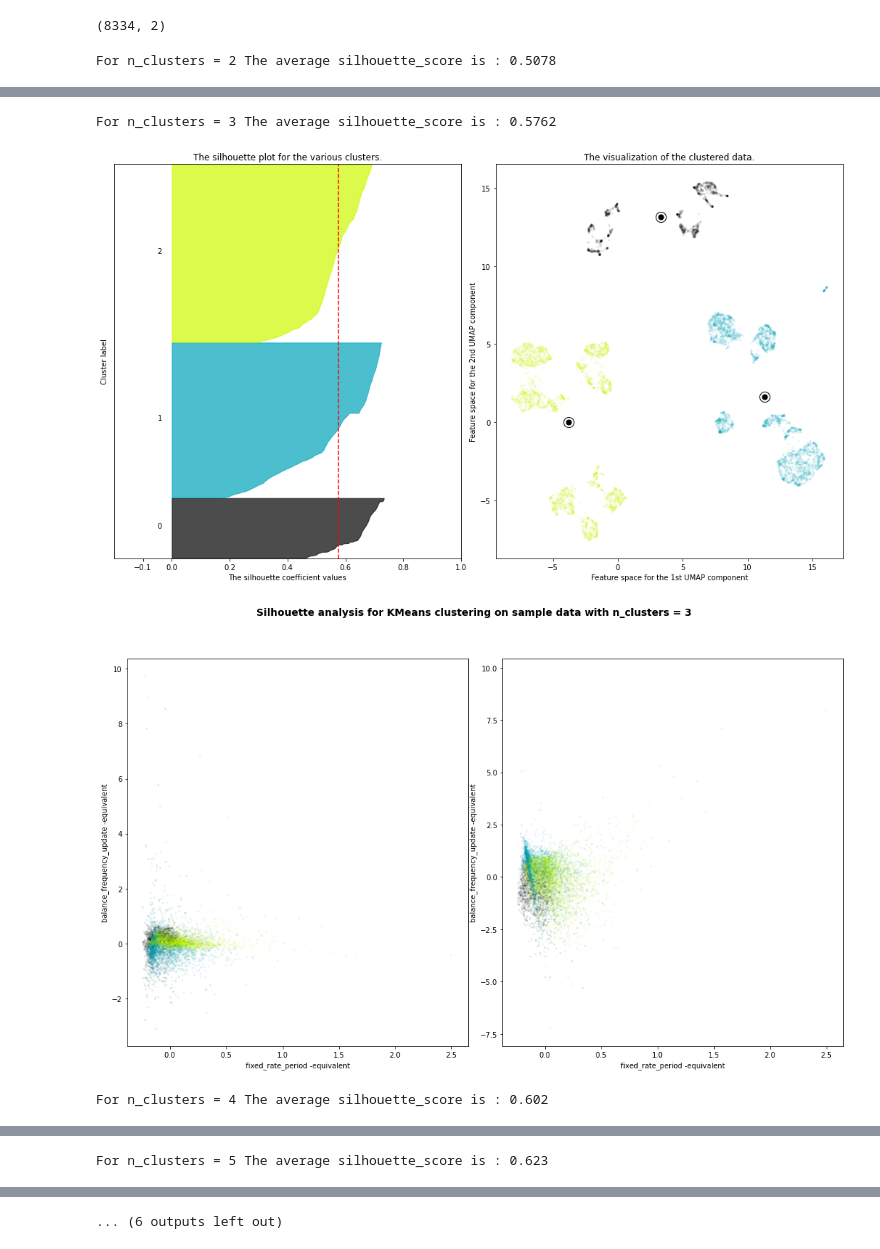
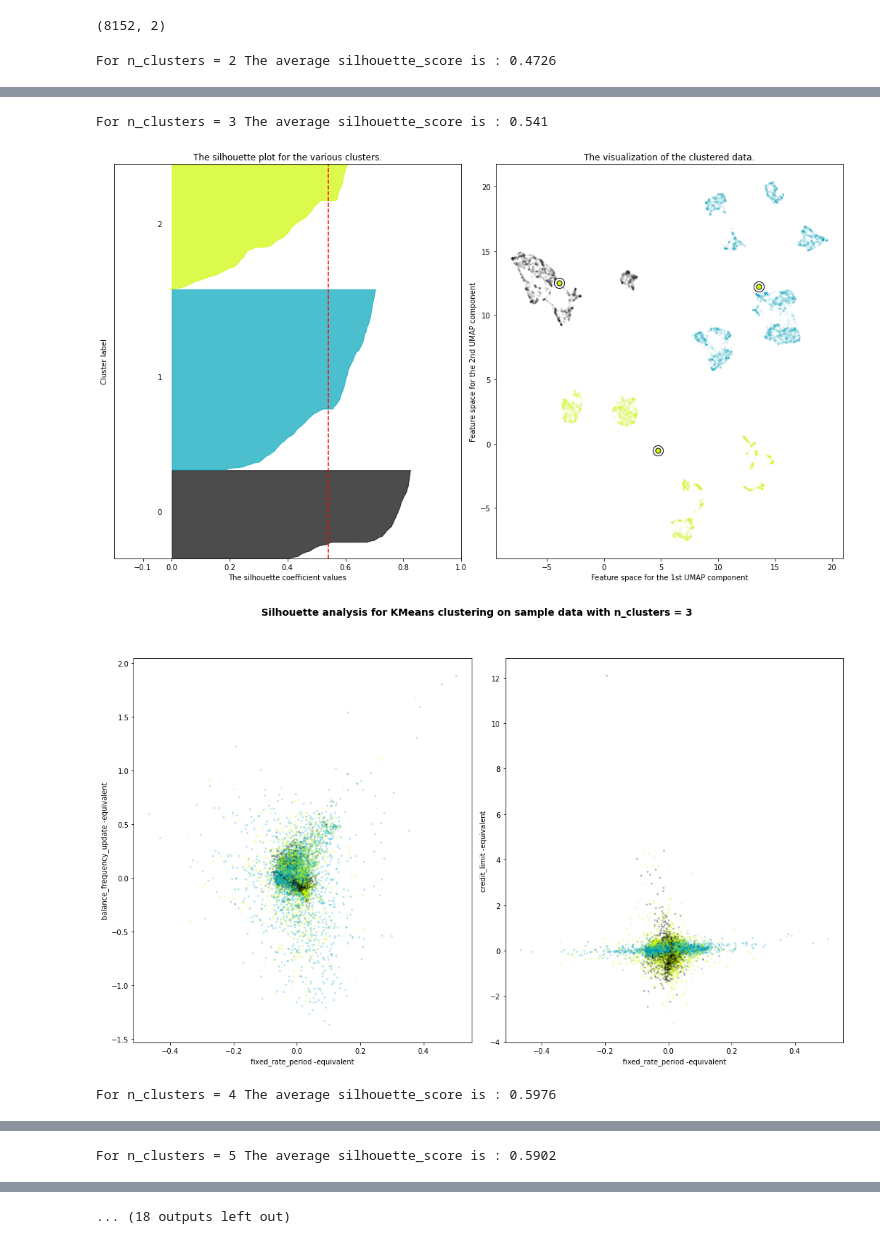
Before and after one commit to Rojoser/Credit-Card-Segmentation, a Jupyter notebook: JvK/JvK_elbow_plotter.ipynb, the cells around one changed output, grey strips where cells are left out. Saved outputs shown, nothing was run; the diff lists cells and outputs as text; code cells hidden in the pictures.

```diff
--- a/JvK/JvK_elbow_plotter.ipynb
+++ b/JvK/JvK_elbow_plotter.ipynb
@@ -16,10 +16,19 @@ from sklearn.decomposition import PCA
 import copy
 from scipy.stats import shapiro, anderson
 # %%
-path="../data/transactions_dropped_150_NaN.csv"
-card_df = pd.read_csv(path).fillna(0)
+#path="../data/transactions_dropped_150_NaN.csv"
+path="../data/transactions_with_outliers.csv"
+
+card_df = pd.read_csv(path)
+card_df=card_df.loc[:, ~card_df.columns.str.contains('^Unnamed')]
+card_df=card_df.loc[:, ~card_df.columns.str.contains('customer_id')]
+card_df=card_df[card_df["Outlier_CBLOF"]==0]
+card_df=card_df[card_df["Outlier_IF"]==0].fillna(0)
+card_df=card_df.loc[:, ~card_df.columns.str.contains('Outlier_CBLOF')]
+card_df=card_df.loc[:, ~card_df.columns.str.contains('Outlier_IF')]
 myfeats=card_df.columns.to_list()
-print(myfeats)
+print(card_df[card_df.isna().any(axis=1)])
+
 
 categorical_features = card_df.select_dtypes(include=['object', 'category']).columns.tolist()
 numeric_features = card_df.select_dtypes(include=['int', 'float']).columns.tolist()
@@ -30,4 +39,5 @@ pwtr=PowerTransformer()
 qtr=QuantileTransformer(n_quantiles=3)
 # pca = PCA(n_components=0.90)
 pca = PCA()
+print()
 # %% [output]
@@ -35,5 +47,5 @@ pca = PCA()
 # %%
-transf_df=copy.copy(card_df[numeric_features]).to_numpy()
+transf_df=copy.copy(card_df[numeric_features].to_numpy())#
 stdevs=np.std(transf_df,axis=0)
 transf_df=transf_df/stdevs
 X_pca = pca.fit_transform(transf_df)
@@ -51,9 +63,12 @@ for varind in range(len(X_pca.T)):
 plotindx1=locquals2.index(sorted(locquals2)[3])
 plotindx2=locquals2.index(sorted(locquals2)[2])
 plotindx3=locquals2.index(sorted(locquals2)[1])
-plotindx1=locquals2.index(sorted(locquals2)[2])
-plotindx2=locquals2.index(sorted(locquals2)[1])
-plotindx3=locquals2.index(sorted(locquals2)[-3])
+#plotindx1=locquals2.index(sorted(locquals2)[2])
+#plotindx2=locquals2.index(sorted(locquals2)[1])
+#plotindx3=locquals2.index(sorted(locquals2)[0])
+#plotindx1=locquals2.index(sorted(locquals2)[2])
+#plotindx2=locquals2.index(sorted(locquals2)[1])
+#plotindx3=locquals2.index(sorted(locquals2)[-3])
 #plotindx1=0
 #plotindx2=1
 #plotindx3=2
@@ -88,11 +103,14 @@ ystr=numeric_features[ind2Impactor]+" -equivalent"
 
 myind3UNWRPD=list(pca.inverse_transform(myind3))
 ind3Impactor=myind3UNWRPD.index(max(myind3UNWRPD))
-if ind3Impactor==ind1Impactor or ind3Impactor==ind2Impactor:
-    if ind3Impactor==ind1Impactor and ind3Impactor==ind2Impactor:
+if ind3Impactor==ind1Impactor:
+    ind3Impactor=myind3UNWRPD.index(sorted(myind3UNWRPD)[-2])
+    if ind3Impactor==ind2Impactor:
         ind3Impactor=myind3UNWRPD.index(sorted(myind3UNWRPD)[-3])
-    else:
-        ind3Impactor=myind3UNWRPD.index(sorted(myind3UNWRPD)[-2])
+if ind3Impactor==ind2Impactor:
+    ind3Impactor=myind3UNWRPD.index(sorted(myind3UNWRPD)[-2])
+    if ind3Impactor==ind2Impactor:
+        ind3Impactor=myind3UNWRPD.index(sorted(myind3UNWRPD)[-3])
 
 myind3UNWRPD=np.array(myind3UNWRPD)*stdevs
 plotax3=plotax3/myind3UNWRPD[ind2Impactor]
@@ -159,12 +177,12 @@ mystuff=pwtr.fit_transform(mystuff)
 embedding = reducer.fit_transform(mystuff)
 embedding.shape
 # %% [output]
-(8334, 2)
+(8152, 2)
 # %%
 ''' Note: The code below is directly took from sklearn documentation of silhoutte analysis.
           And so you do not have to spend time trying to understand the code'''
 
-range_n_clusters = range(2, 8)
+range_n_clusters = range(2, 12)
 
 r_seed = 42
 
@@ -262,7 +280,7 @@ for n_clusters in range_n_clusters:
                 marker=".",
                 s=30,
                 lw=0,
-                alpha=0.1,
+                alpha=0.3,
                 c=colors,
                 edgecolor="k")
     ax1.set_xlabel(xstr)
@@ -273,7 +291,7 @@ for n_clusters in range_n_clusters:
                 marker=".",
                 s=30,
                 lw=0,
-                alpha=0.1,
+                alpha=0.3,
                 c=colors,
                 edgecolor="k")
     ax2.set_xlabel(xstr)
@@ -291,4 +309,4 @@ for n_clusters in range_n_clusters:
 print("\n")
 plt.show()
 # %% [output]
-For n_clusters = 2 The average silhouette_score is : 0.5078
+For n_clusters = 2 The average silhouette_score is : 0.4726
@@ -297,4 +315,4 @@ For n_clusters = 2 The average silhouette_score is : 0.5078
-For n_clusters = 3 The average silhouette_score is : 0.5762
+For n_clusters = 3 The average silhouette_score is : 0.541
-[figure, old version]
+[figure, new version]
-[figure, old version]
+[figure, new version]
-For n_clusters = 4 The average silhouette_score is : 0.602
+For n_clusters = 4 The average silhouette_score is : 0.5976
@@ -303 +321 @@ For n_clusters = 4 The average silhouette_score is : 0.602
-For n_clusters = 5 The average silhouette_score is : 0.623
+For n_clusters = 5 The average silhouette_score is : 0.5902
@@ -306 +324 @@ For n_clusters = 5 The average silhouette_score is : 0.623
-... (6 outputs left out)
+... (18 outputs left out)
```
Also changed, not shown: parts of 3 cells of this notebook.
